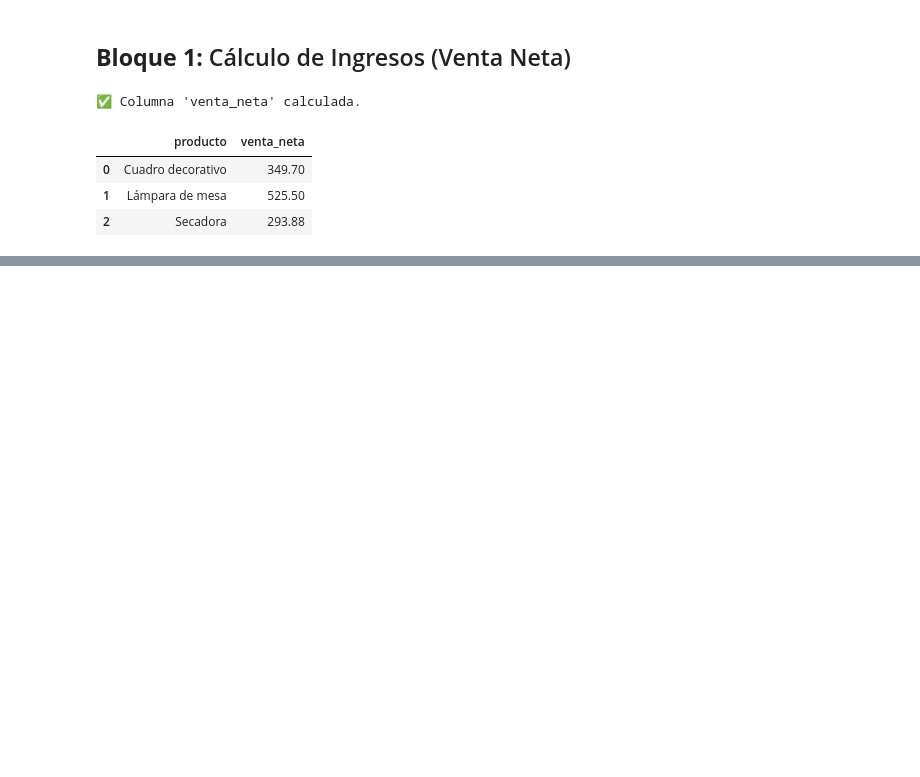
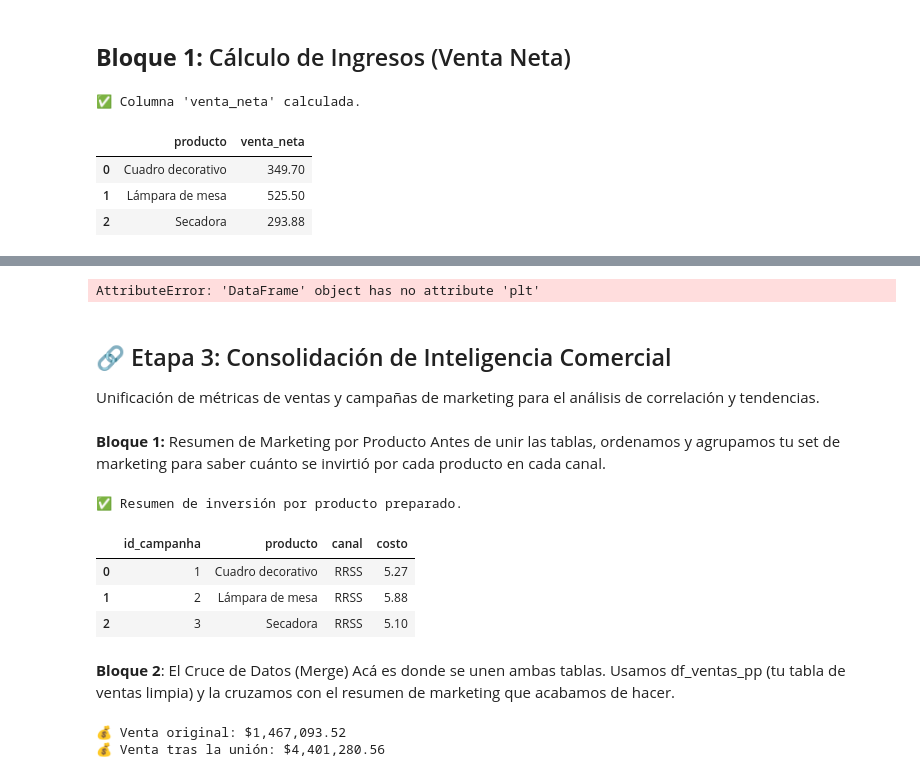
Before and after one commit to rocioblivingston/Data-Analitycs-Python-1C2026, a Jupyter notebook: Pre_Entrega_Data_Analitycs_C12026.ipynb, the cells around one changed output, grey strips where cells are left out. Cells and saved outputs as stored; diff of their text form; code cells hidden in the pictures; blank space fills up the shorter version.

```diff
--- a/Pre_Entrega_Data_Analitycs_C12026.ipynb
+++ b/Pre_Entrega_Data_Analitycs_C12026.ipynb
@@ -334,0 +367,46 @@ display(df_ventas_pp[['producto', 'venta_neta']].head(3))
+# %%
+import matplotlib.pyplot as plt
+df_productos_estrella.plt.bar(df_productos_estrella['producto'], df_productos_estrella['venta_neta'])
+plt.show()
+# %% [output]
+AttributeError: 'DataFrame' object has no attribute 'plt'
+# %% [markdown]
+## 🔗 Etapa 3: Consolidación de Inteligencia Comercial
+Unificación de métricas de ventas y campañas de marketing para el análisis de correlación y tendencias.
+# %% [markdown]
+**Bloque 1:** Resumen de Marketing por Producto
+Antes de unir las tablas, ordenamos y agrupamos tu set de marketing para saber cuánto se invirtió por cada producto en cada canal.
+# %%
+# Ordenamos el dataframe de marketing por los campos clave
+df_marketing_pp = df_marketing_pp.sort_values(by=["id_campanha", "producto", "canal"])
+
+# Agrupamos para consolidar los costos
+df_marketing_resumen = df_marketing_pp.groupby(["id_campanha", "producto", "canal"], as_index=False)["costo"].sum()
+
+print("✅ Resumen de inversión por producto preparado.")
+display(df_marketing_resumen.head(3))
+# %% [output]
+✅ Resumen de inversión por producto preparado.
+|  | id_campanha | producto | canal | costo |
+| 0 | 1 | Cuadro decorativo | RRSS | 5.27 |
+| 1 | 2 | Lámpara de mesa | RRSS | 5.88 |
+| 2 | 3 | Secadora | RRSS | 5.10 |
+# %% [markdown]
+**Bloque 2**: El Cruce de Datos (Merge)
+Acá es donde se unen ambas tablas. Usamos df_ventas_pp (tu tabla de ventas limpia) y la cruzamos con el resumen de marketing que acabamos de hacer.
+# %%
+#  Calculamos la venta total antes de unir (para control)
+total_venta_antes = df_ventas_pp["venta_neta"].sum()
+
+#  Hacemos la unión (merge) por la columna "producto"
+# 'df_consolidado' será tu nueva tabla maestra
+df_consolidado = pd.merge(df_ventas_pp, df_marketing_resumen, on="producto", how="left")
+
+# Calculamos la venta total después de unir
+total_venta_despues = df_consolidado["venta_neta"].sum()
+
+print(f"💰 Venta original: ${total_venta_antes:,.2f}")
+print(f"💰 Venta tras la unión: ${total_venta_despues:,.2f}")
+# %% [output]
+💰 Venta original: $1,467,093.52
+💰 Venta tras la unión: $4,401,280.56
```
Also changed, not shown: parts of 5 cells of this notebook.
